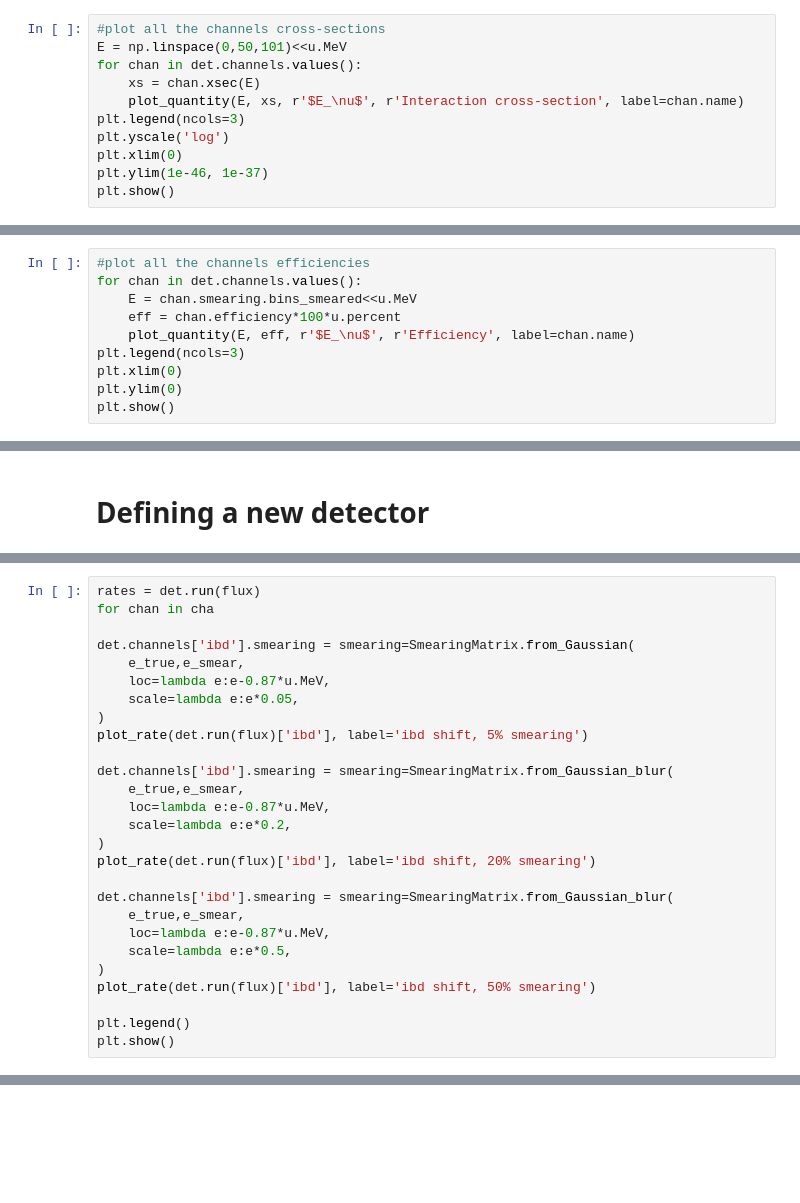
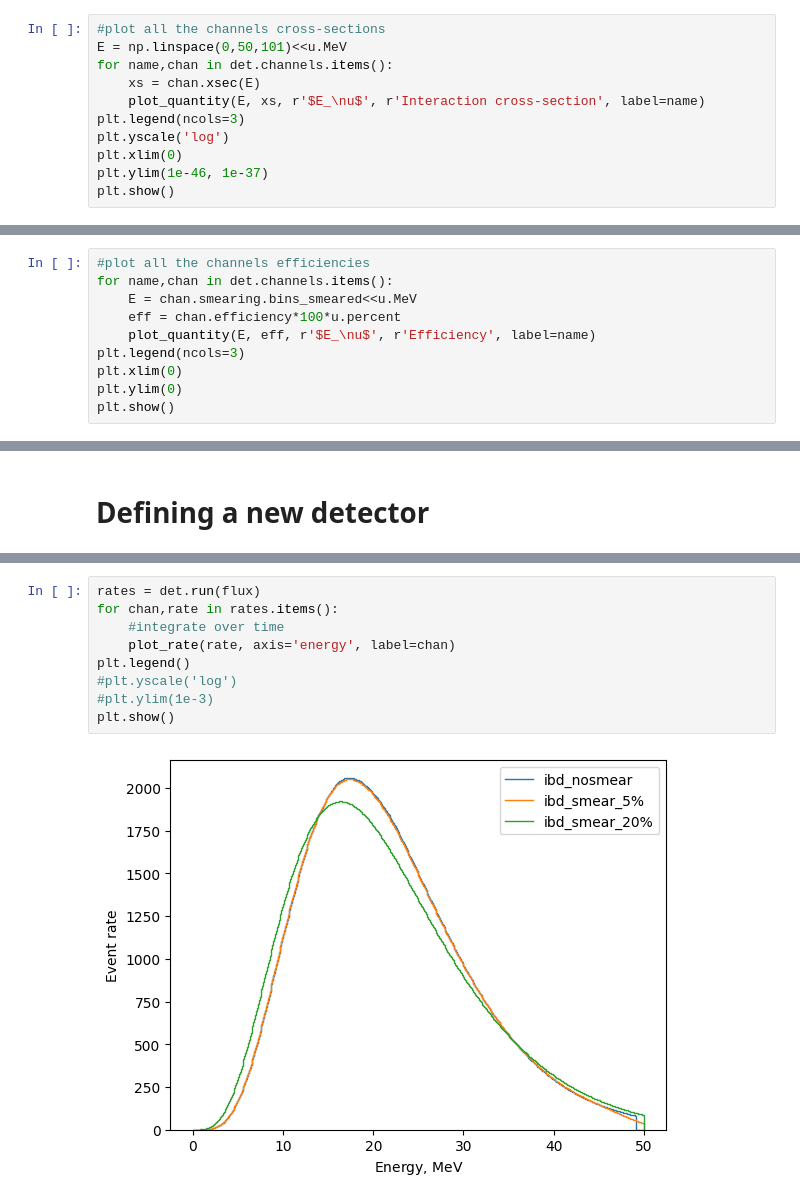
Before and after one commit to SNEWS2/snewpy, a Jupyter notebook: doc/nb/Detector_demo.ipynb, the cells around one changed output, grey strips where cells are left out. Cells and saved outputs as stored; diff of their text form; blank space fills up the shorter version.

```diff
--- a/doc/nb/Detector_demo.ipynb
+++ b/doc/nb/Detector_demo.ipynb
@@ -114,9 +114,9 @@ det.channels
 # %%
 #plot all the channels cross-sections
 E = np.linspace(0,50,101)<<u.MeV
-for chan in det.channels.values():
+for name,chan in det.channels.items():
     xs = chan.xsec(E)
-    plot_quantity(E, xs, r'$E_\nu$', r'Interaction cross-section', label=chan.name)
+    plot_quantity(E, xs, r'$E_\nu$', r'Interaction cross-section', label=name)
 plt.legend(ncols=3)
 plt.yscale('log')
 plt.xlim(0)
@@ -126,10 +126,10 @@ plt.show()
 [figure]
 # %%
 #plot all the channels efficiencies
-for chan in det.channels.values():
+for name,chan in det.channels.items():
     E = chan.smearing.bins_smeared<<u.MeV
     eff = chan.efficiency*100*u.percent
-    plot_quantity(E, eff, r'$E_\nu$', r'Efficiency', label=chan.name)
+    plot_quantity(E, eff, r'$E_\nu$', r'Efficiency', label=name)
 plt.legend(ncols=3)
 plt.xlim(0)
 plt.ylim(0)
@@ -183,27 +178,0 @@ TypeError: DetectionChannel.__init__() missing 1 required positional argument: '
-# %%
-rates = det.run(flux)
-for chan in cha
-
-det.channels['ibd'].smearing = smearing=SmearingMatrix.from_Gaussian(
-    e_true,e_smear,
-    loc=lambda e:e-0.87*u.MeV,
-    scale=lambda e:e*0.05,
-)
-plot_rate(det.run(flux)['ibd'], label='ibd shift, 5% smearing')
-
-det.channels['ibd'].smearing = smearing=SmearingMatrix.from_Gaussian_blur(
-    e_true,e_smear,
-    loc=lambda e:e-0.87*u.MeV,
-    scale=lambda e:e*0.2,
-)
-plot_rate(det.run(flux)['ibd'], label='ibd shift, 20% smearing')
-
-det.channels['ibd'].smearing = smearing=SmearingMatrix.from_Gaussian_blur(
-    e_true,e_smear,
-    loc=lambda e:e-0.87*u.MeV,
-    scale=lambda e:e*0.5,
-)
-plot_rate(det.run(flux)['ibd'], label='ibd shift, 50% smearing')
-
-plt.legend()
-plt.show()
@@ -211,0 +179,11 @@ plt.show()
+# %%
+rates = det.run(flux)
+for chan,rate in rates.items():
+    #integrate over time
+    plot_rate(rate, axis='energy', label=chan)
+plt.legend()
+#plt.yscale('log')
+#plt.ylim(1e-3)
+plt.show()
+# %% [output]
+[figure, added]
```
Also changed, not shown: parts of 4 cells of this notebook.
